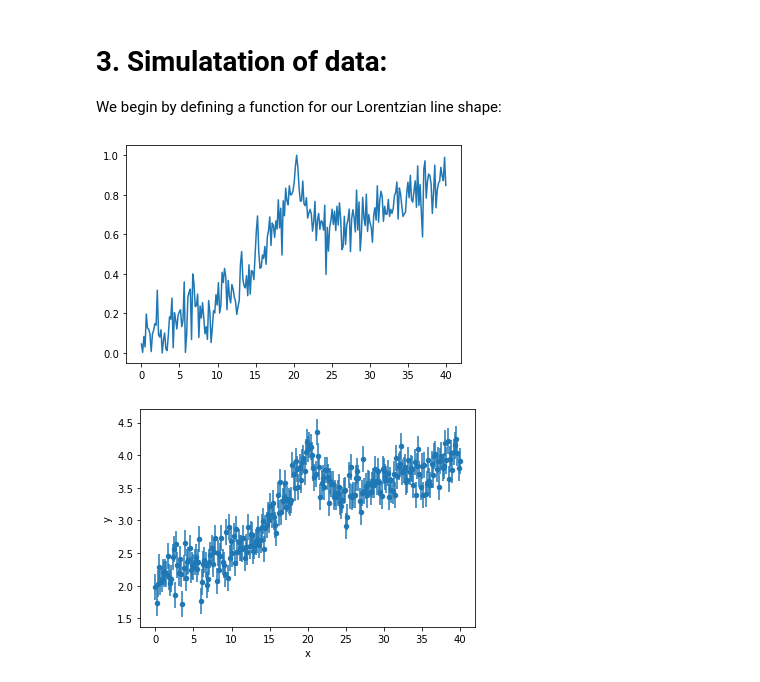
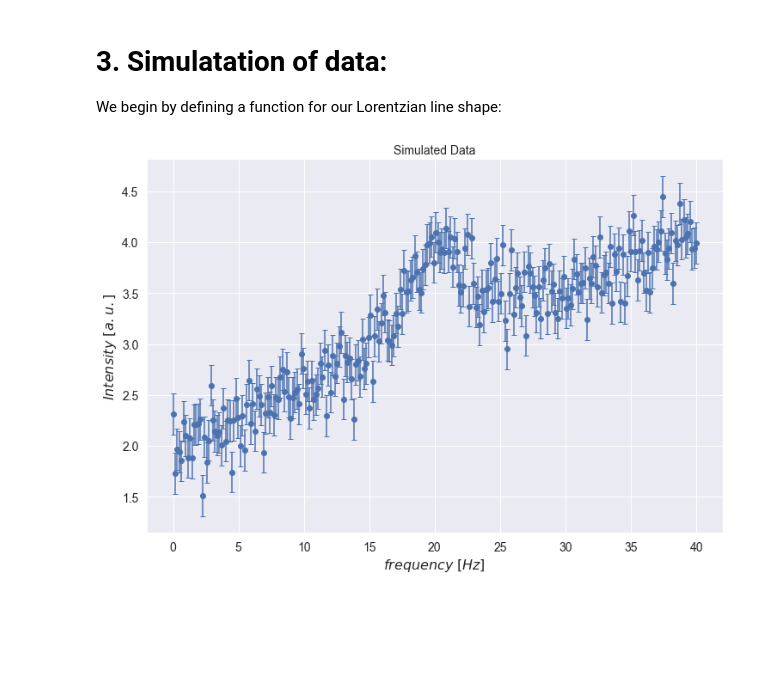
Before and after one commit to phys201/FluorescenceSpectroscopy, a Jupyter notebook: documentation.ipynb, the cells around one changed output. Cells and saved outputs as stored; diff of their text form; code cells hidden in the pictures; blank space fills up the shorter version.

```diff
--- a/documentation.ipynb
+++ b/documentation.ipynb
@@ -96,36 +86,40 @@ def Lorentzian(A,w, w0, gamma):
     lorentzian = A*(gamma**2/4)/((w - w0)**2 + (gamma**2/4))
     return lorentzian
 # %%
-# Define ou
-w = np.linspace(0,40,250)
-w0 = 20
-A = 1
-gamma = 5
+# Define our
+w_sim = np.linspace(0,40,250)
+w0_sim = 20
+A_sim = 1
+gamma_sim = 5
 
-foreground = Lorentzian(A,w,w0,gamma)
+m_sim = .05
+b_sim = 2
 
-noise = np.random.normal(0, 0.2, len(w))
-background = noise + (0.05*w + 2)
+uncertainty = .2
+
+foreground = Lorentzian(w_sim, A_sim, w0_sim, gamma_sim)
+
+noise = np.random.normal(0, uncertainty, len(w_sim))
+background = noise + (m_sim*w_sim + b_sim)
 
 sim_data = (foreground + background)
-
-# norm_data = (sim_data - sim_data.min())/ (sim_data.max() - sim_data.min())
-plt.plot(w,norm_data);
-# %% [output]
-[figure, removed]
 # %%
-uncertainty = 0.2
 # define the data
-dataHBL = pd.DataFrame({ 'x': w,
-                         'y': sim_data,
-                         'sigma_y': uncertainty})
-x = dataHBL['x']
-y = dataHBL['y']
-sigma_y = dataHBL['sigma_y']
+data = pd.DataFrame({'w': w_sim,
+                     'I': sim_data,
+                     'sigma_I': uncertainty})
+w = data.w
+I = data.I
+sigma_I = data.sigma_I
 # %%
-dataHBL.plot(x='x', y='y', kind='scatter', yerr=uncertainty);
+# data.plot(x='w', y='I', kind='scatter', yerr=uncertainty);
+plt.figure(figsize=(12,8))
+plt.errorbar(w, I, yerr=sigma_I, fmt='o', capsize=3)
+plt.xlabel('$frequency \ [Hz]$')
+plt.ylabel('$Intensity \ [a.u.]$')
+plt.title('Simulated Data');
 # %% [output]
-[figure, old version]
+[figure, new version]
 # %%
 spectroscopy_model = pm.Model()
 
```
Also changed, not shown: parts of 11 cells of this notebook.
